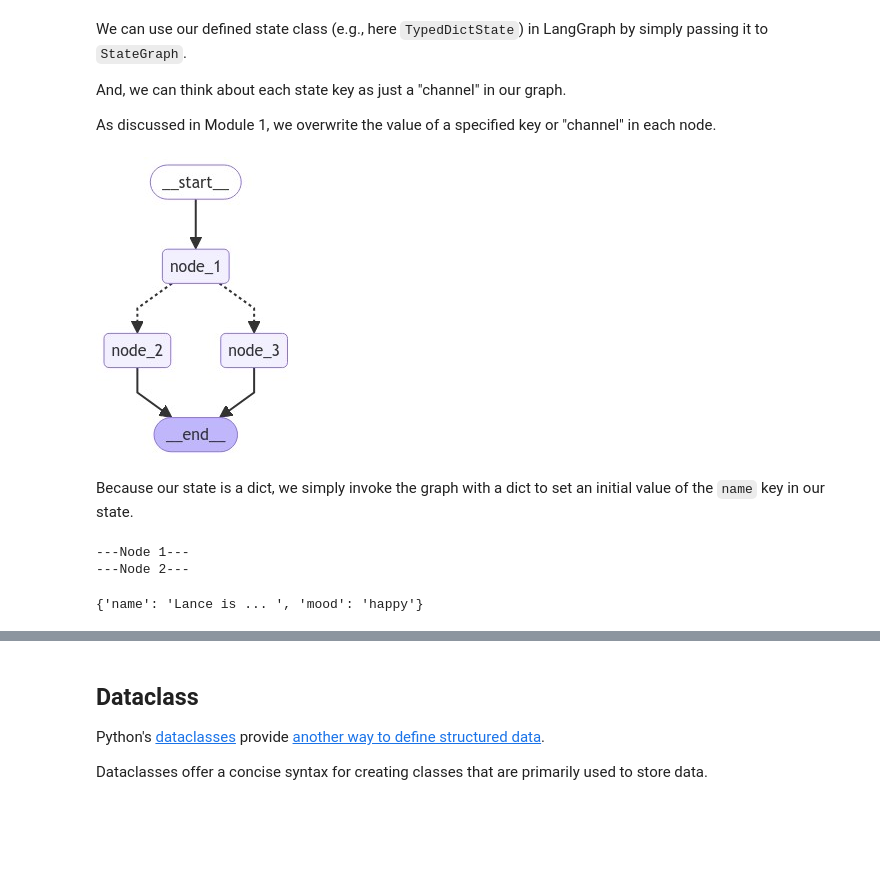
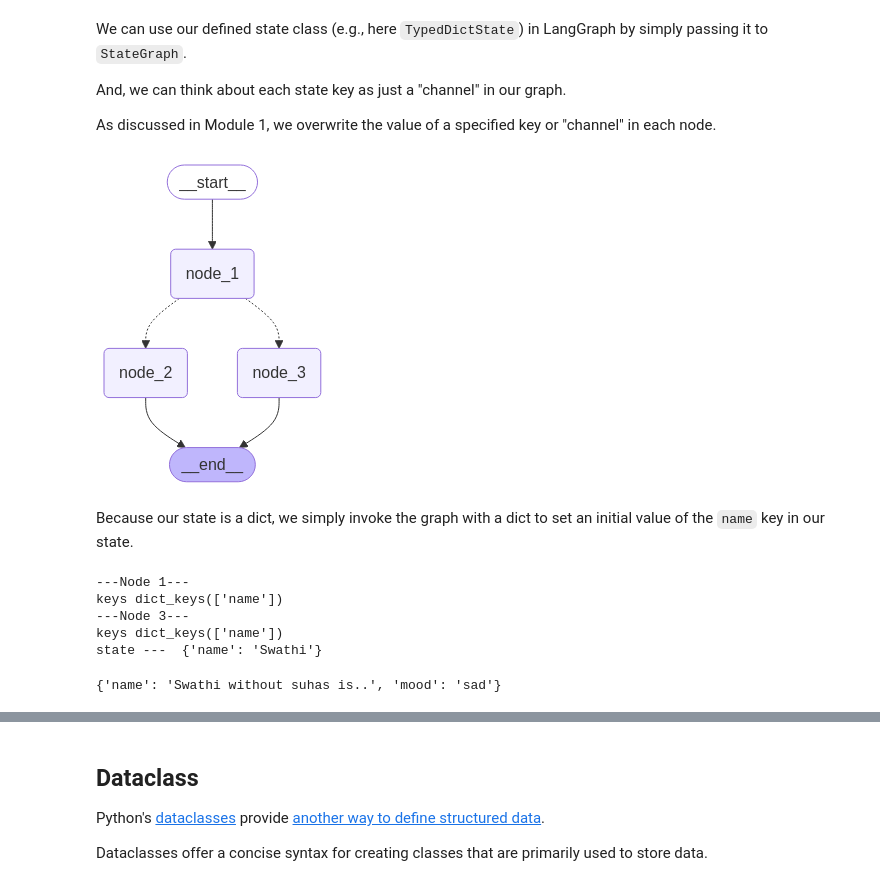
Before and after one commit to Swathi-k-hiremath/Lang-graph-intro, a Jupyter notebook: state-and-memory/state-schema.ipynb, the cells around one changed output, grey strips where cells are left out. Drawn from its saved outputs; the diff is of its cells as text; code cells hidden in the pictures; blank space fills up the shorter version.

```diff
--- a/state-and-memory/state-schema.ipynb
+++ b/state-and-memory/state-schema.ipynb
@@ -73,51 +73,60 @@ from langgraph.graph import StateGraph, START, END
 
 def node_1(state):
     print("---Node 1---")
-    return {"name": state['name'] + " is ... "}
+    print("keys", state.keys())
+    return {"name": state['name'] }
 
 def node_2(state):
     print("---Node 2---")
-    return {"mood": "happy"}
+    print("keys", state.keys())
+    print("state --- ",state)
+    return {"mood": "happy","name": state['name']+ " with suhas is .."}
 
 def node_3(state):
     print("---Node 3---")
-    return {"mood": "sad"}
+    print("keys", state.keys())
+    print("state --- ",state)
+    return {"mood": "sad","name": state['name']+ " without suhas is.."}
+
 
 def decide_mood(state) -> Literal["node_2", "node_3"]:
 
     # Here, let's just do a 50 / 50 split between nodes 2, 3
     if random.random() < 0.5:
 
         # 50% of the time, we return Node 2
         return "node_2"
 
     # 50% of the time, we return Node 3
     return "node_3"
 
 # Build graph
 builder = StateGraph(TypedDictState)
 builder.add_node("node_1", node_1)
 builder.add_node("node_2", node_2)
 builder.add_node("node_3", node_3)
 
 # Logic
 builder.add_edge(START, "node_1")
 builder.add_conditional_edges("node_1", decide_mood)
 builder.add_edge("node_2", END)
 builder.add_edge("node_3", END)
 
 # Add
 graph = builder.compile()
 
 # View
 display(Image(graph.get_graph().draw_mermaid_png()))
 # %% [output]
-[figure, old version]
+[figure, new version]
 # %% [markdown]
 Because our state is a dict, we simply invoke the graph with a dict to set an initial value of the `name` key in our state.
 # %%
-graph.invoke({"name":"Lance"})
+graph.invoke({"name":"Swathi"})
 # %% [output]
 ---Node 1---
----Node 2---
+keys dict_keys(['name'])
+---Node 3---
+keys dict_keys(['name'])
+state ---  {'name': 'Swathi'}
-{'name': 'Lance is ... ', 'mood': 'happy'}
+{'name': 'Swathi without suhas is..', 'mood': 'sad'}
```
Also changed, not shown: parts of 14 cells of this notebook.
